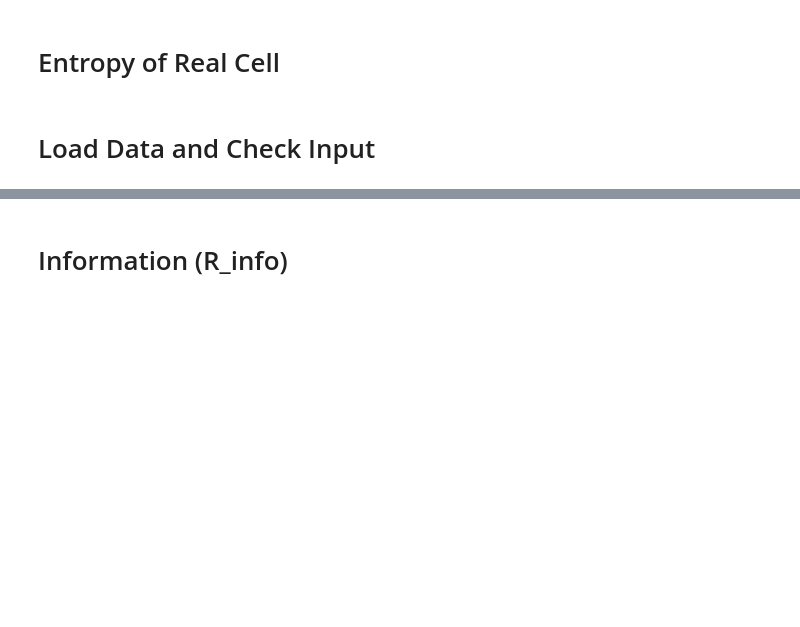
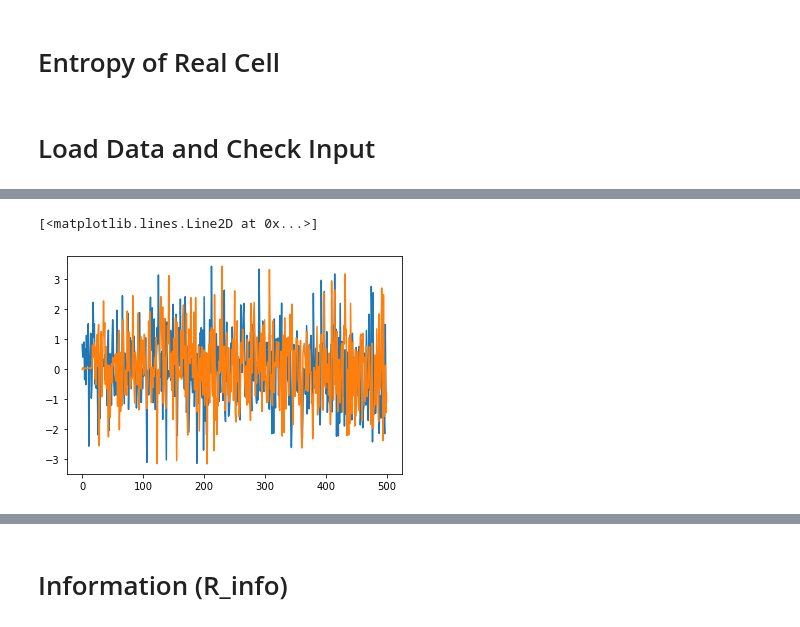
Before and after one commit to llincooi/retina_python, a Jupyter notebook: NewExptAnalysis/R_info of Repeated Trial single channel.ipynb, the cells around one changed output, grey strips where cells are left out. Cells and saved outputs as stored; diff of their text form; code cells hidden in the pictures; blank space fills up the shorter version.

```diff
--- a/NewExptAnalysis/R_info of Repeated Trial single channel.ipynb
+++ b/NewExptAnalysis/R_info of Repeated Trial single channel.ipynb
@@ -81,0 +87,6 @@ delayCorrection
+# %%
+plt.plot(x_trial[0])
+plt.plot(x_trial[-1])
+# %% [output]
+[<matplotlib.lines.Line2D at 0x...>]
+[figure, added]
```
Also changed, not shown: parts of 18 cells of this notebook, 6 other files.
